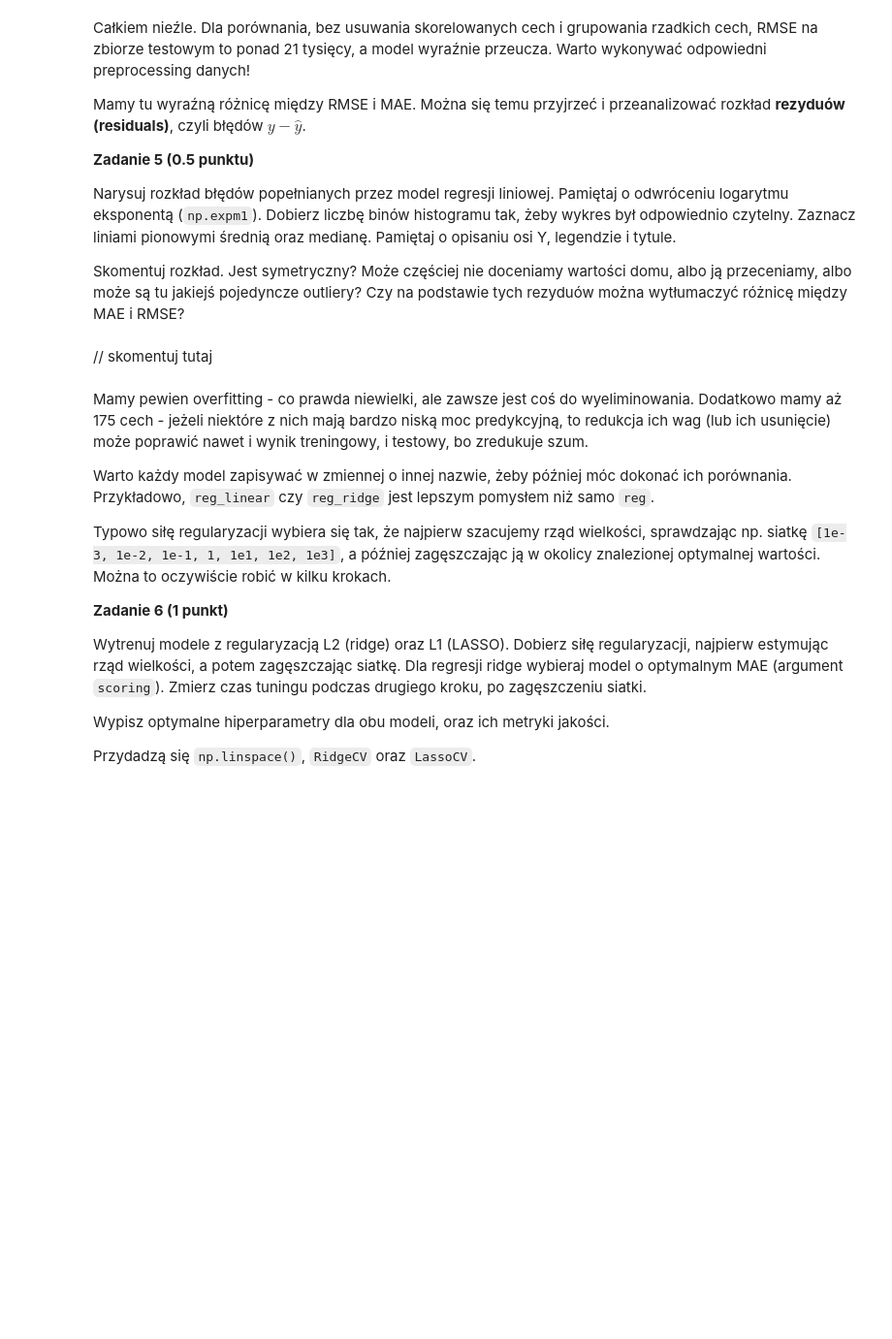
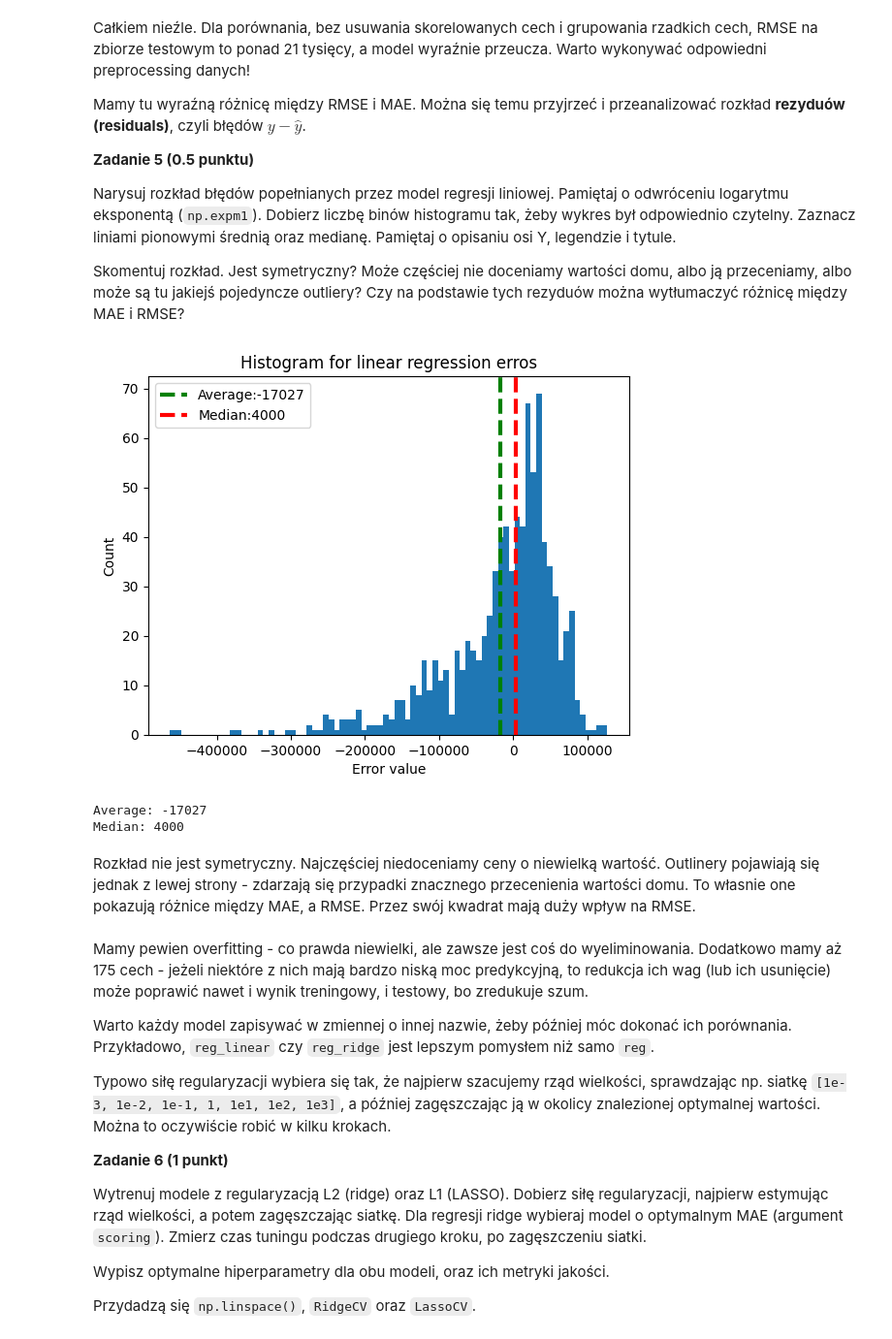
Before and after one commit to Lotheru10/podstawy-uczenia-maszynowego-25-26, a Jupyter notebook: lab1/notebook.ipynb, the cells around one changed output. Shown at 97% size. Cells and saved outputs as stored; diff of their text form; code cells hidden in the pictures; blank space fills up the shorter version.

```diff
--- a/lab1/notebook.ipynb
+++ b/lab1/notebook.ipynb
@@ -543,8 +550,35 @@ Mamy tu wyraźną różnicę między RMSE i MAE. Można się temu przyjrzeć i p
 Narysuj rozkład błędów popełnianych przez model regresji liniowej. Pamiętaj o odwróceniu logarytmu eksponentą (`np.expm1`). Dobierz liczbę binów histogramu tak, żeby wykres był odpowiednio czytelny. Zaznacz liniami pionowymi średnią oraz medianę. Pamiętaj o opisaniu osi Y, legendzie i tytule.
 
 Skomentuj rozkład. Jest symetryczny? Może częściej nie doceniamy wartości domu, albo ją przeceniamy, albo może są tu jakiejś pojedyncze outliery? Czy na podstawie tych rezyduów można wytłumaczyć różnicę między MAE i RMSE?
-# %% [markdown]
-// skomentuj tutaj
+# %%
+def drawHistogramForErrors(errors, title):
+  average = np.nanmean(errors)
+  median = np.median(errors)
+
+  plt.hist(errors, bins=70)
+  plt.title(title)
+  plt.xlabel('Error value')
+  plt.ylabel('Count')
+  plt.axvline(x=average, color = 'g', linestyle = '--', linewidth = 3, label='Average:' + str(round(average)))
+  plt.axvline(x=median, color = 'r', linestyle = '--', linewidth = 3, label='Median:' + str(round(median)))
+  plt.legend()
+  plt.show()
+
+  print("Average:", round(average))
+  print("Median:", round(median))
+# %%
+y_test_origin = np.expm1(y_test)
+y_pred_test_origin = np.expm1(y_pred_test)
+
+residuals = y_pred_test_origin - y_test_origin
+
+drawHistogramForErrors(residuals, "Histogram for linear regression errors")
+# %% [output]
+[figure, added]
+Average: -17027
+Median: 4000
+# %% [markdown]
+Rozkład nie jest symetryczny. Najczęściej niedoceniamy ceny o niewielką wartość. Outlinery pojawiają się jednak z lewej strony - zdarzają się przypadki znacznego przecenienia wartości domu. To własnie one pokazują różnice między MAE, a RMSE. Przez swój kwadrat mają duży wpływ na RMSE.
 # %% [markdown]
 Mamy pewien overfitting - co prawda niewielki, ale zawsze jest coś do wyeliminowania. Dodatkowo mamy aż 175 cech - jeżeli niektóre z nich mają bardzo niską moc predykcyjną, to redukcja ich wag (lub ich usunięcie) może poprawić nawet i wynik treningowy, i testowy, bo zredukuje szum.
 
```
Also changed, not shown: parts of 39 cells of this notebook.
